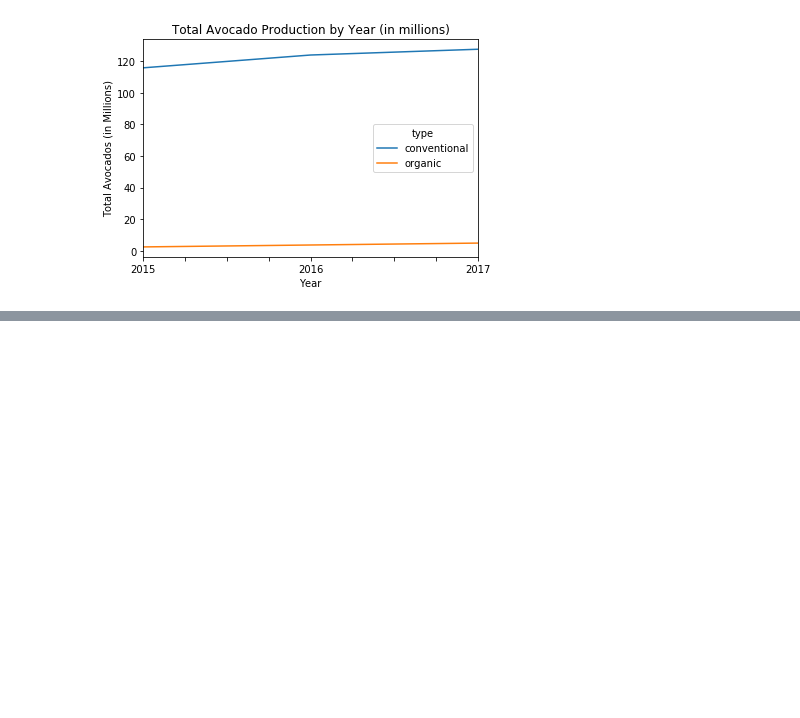
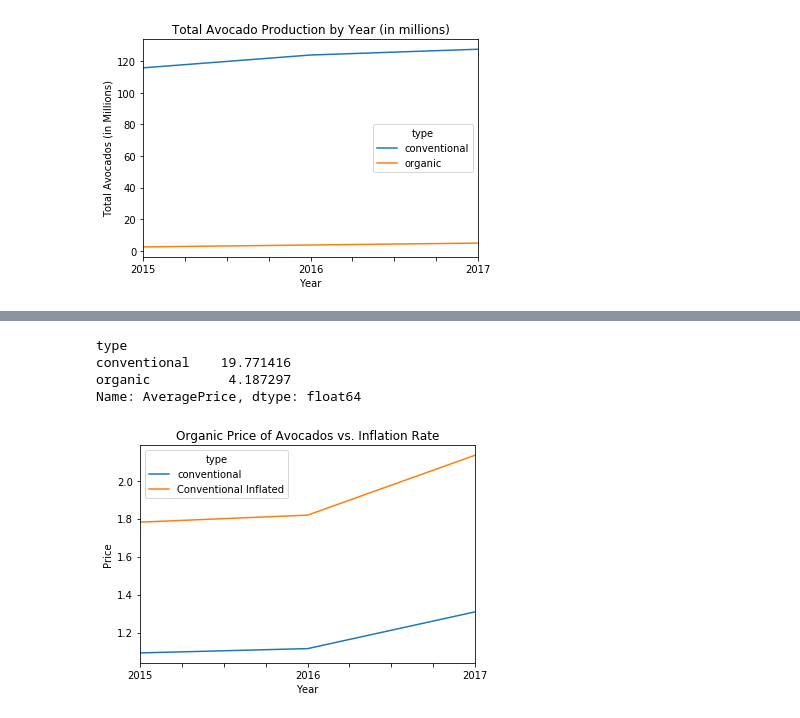
Before and after one commit to lourdesrm/AvocadoMadness, a Jupyter notebook: avocados.ipynb, the cells around one changed output, grey strips where cells are left out. Drawn from its saved outputs; the diff is of its cells as text; code cells hidden in the pictures; blank space fills up the shorter version.

```diff
--- a/avocados.ipynb
+++ b/avocados.ipynb
@@ -707,0 +692,18 @@ Name: AveragePrice, dtype: float64
+# %%
+avg_df2 = avg_df1
+avg_df2 = avg_df2.drop('organic',1)
+avg_df2 = avg_df2.drop('Organic Inflated',1)
+avg_df2
+
+ax3 = avg_df2.plot()
+ax3.set_ylabel('Price')
+ax3.set_xlabel('Year')
+ax3.set_title('Organic Price of Avocados vs. Inflation Rate')
+ax3.get_figure().savefig('Resources/screenshots/OrganicPriceVsInflation.svg')
+avg_delta
+# %% [output]
+type
+conventional    19.771416
+organic          4.187297
+Name: AveragePrice, dtype: float64
+[figure, added]
```
Also changed, not shown: parts of 15 cells of this notebook, 8 other files.
